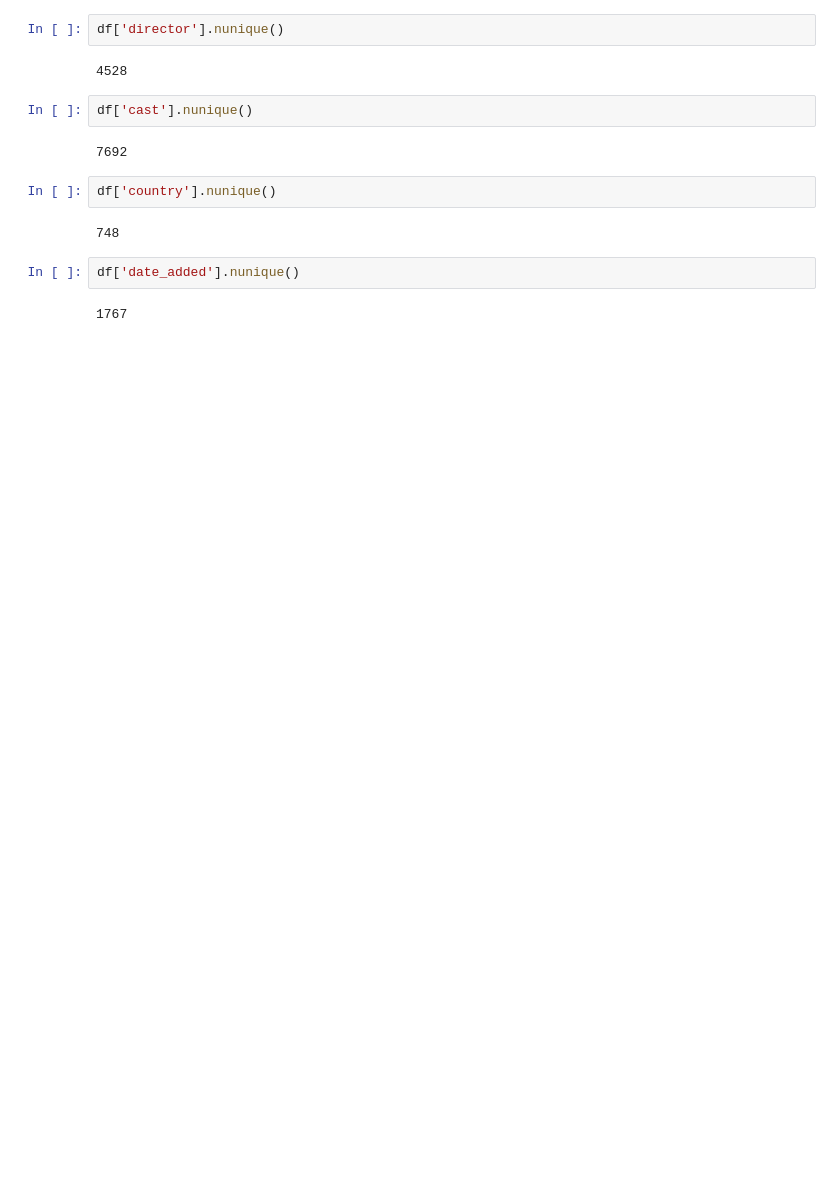
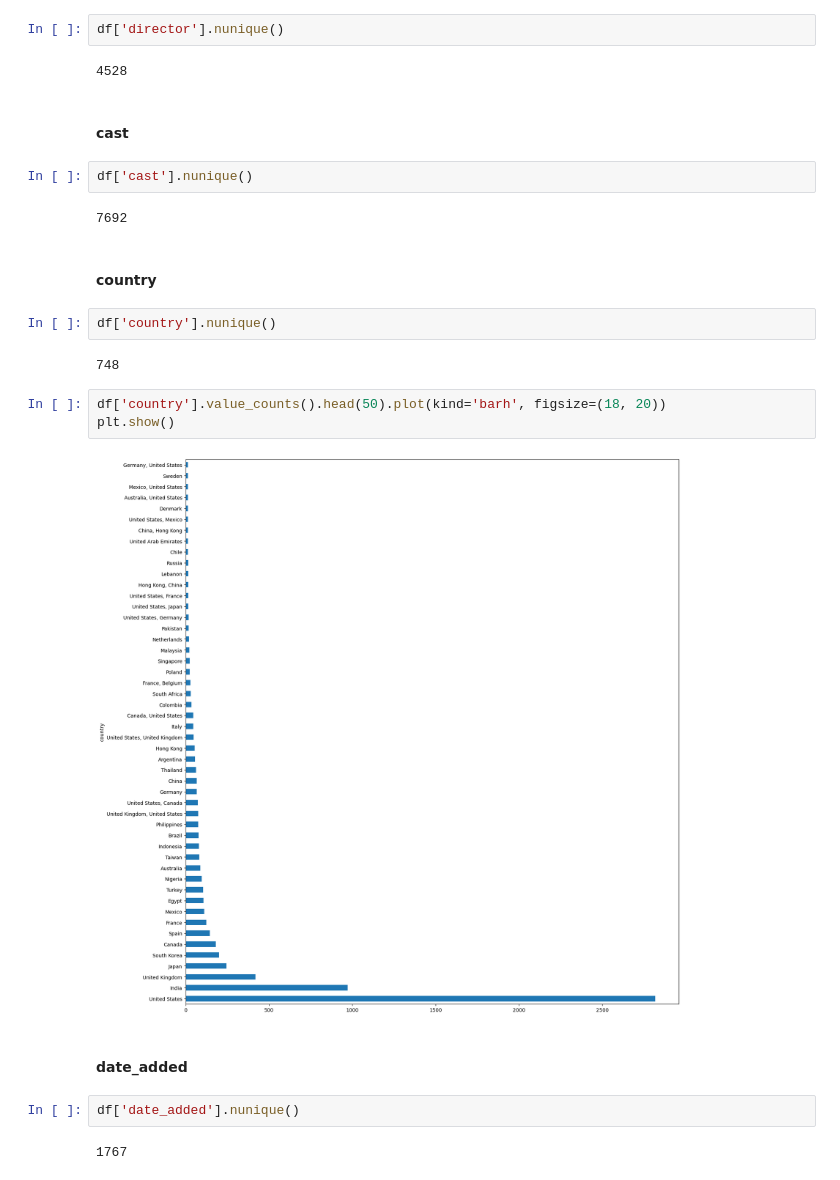
Before and after one commit to FatimaQatami/netflix_data, a Jupyter notebook: netflix_data.ipynb, the cells around one changed output. Drawn from its saved outputs; the diff is of its cells as text; blank space fills up the shorter version.

```diff
--- a/netflix_data.ipynb
+++ b/netflix_data.ipynb
@@ -91,14 +99,25 @@ df['title'].nunique()
 df['director'].nunique()
 # %% [output]
 4528
+# %% [markdown]
+#### cast
 # %%
 df['cast'].nunique()
 # %% [output]
 7692
+# %% [markdown]
+#### country
 # %%
 df['country'].nunique()
 # %% [output]
 748
+# %%
+df['country'].value_counts().head(50).plot(kind='barh', figsize=(18, 20))
+plt.show()
+# %% [output]
+[figure, added]
+# %% [markdown]
+#### date_added
 # %%
 df['date_added'].nunique()
 # %% [output]
```
Also changed, not shown: parts of 14 cells of this notebook.
